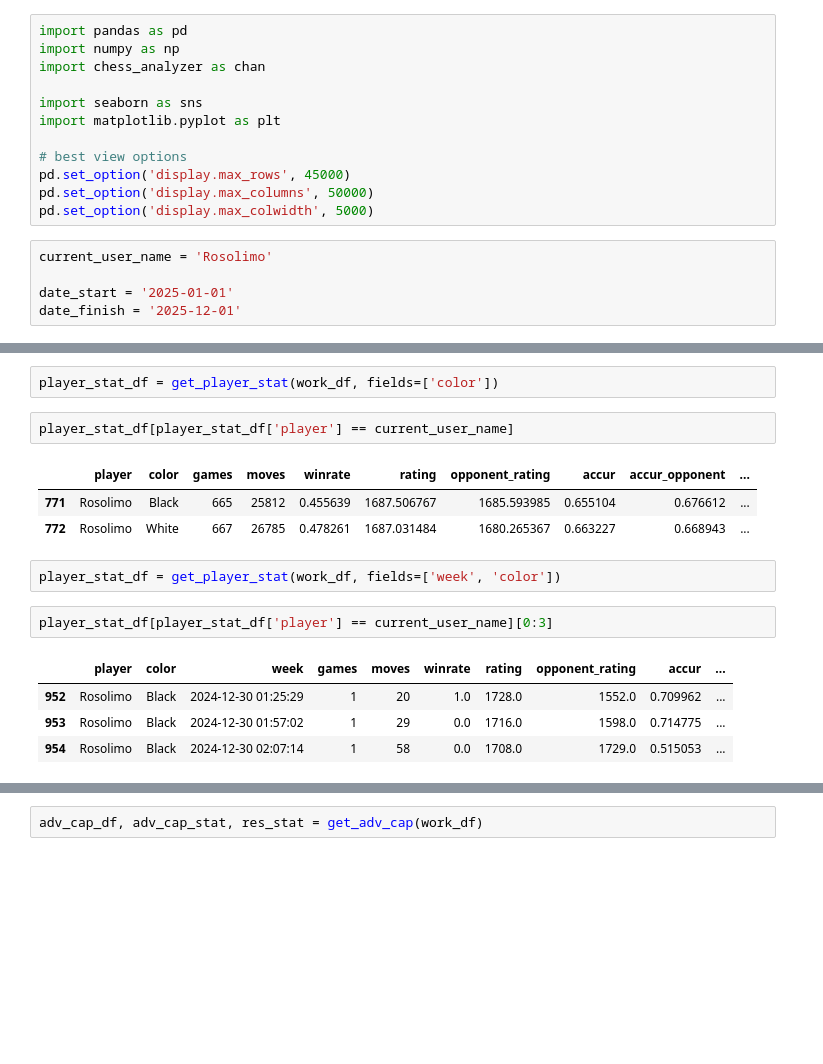
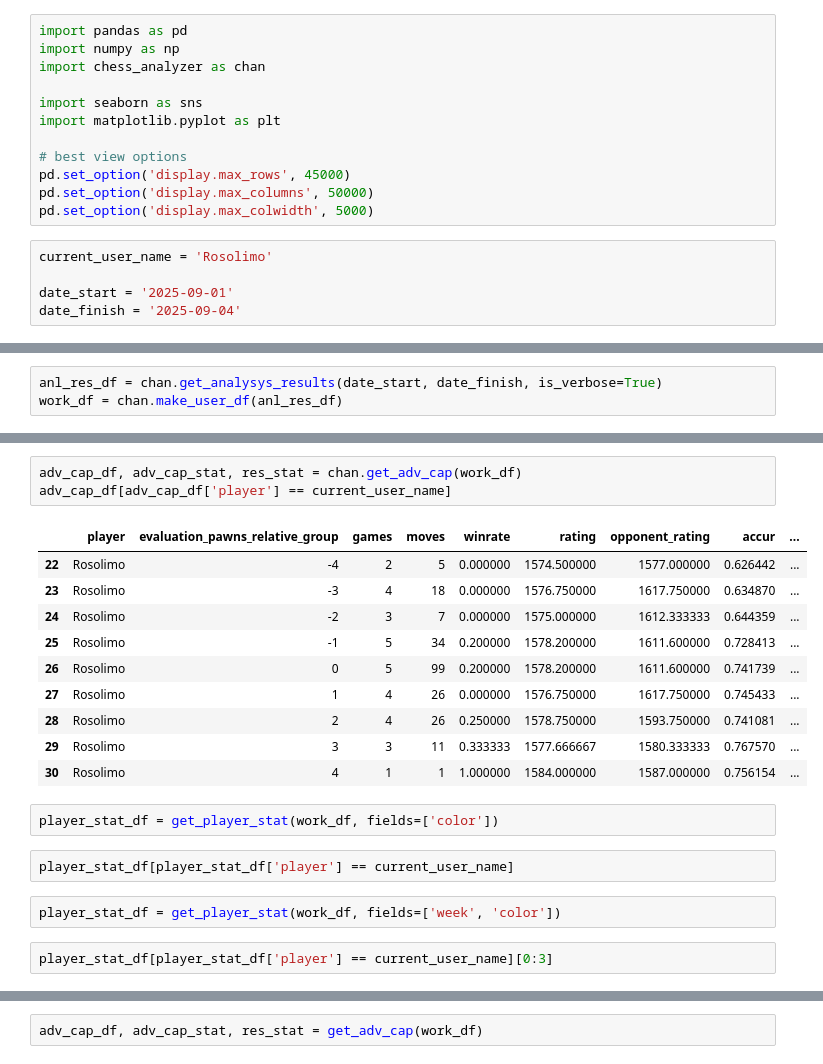
Before and after one commit to rosolimo212/chess_evaluater, a Jupyter notebook: tests.ipynb, the cells around one changed output, grey strips where cells are left out. Cells and saved outputs as stored; diff of their text form; blank space fills up the shorter version.

```diff
--- a/tests.ipynb
+++ b/tests.ipynb
@@ -13,5 +13,5 @@ pd.set_option('display.max_colwidth', 5000)
 # %%
 current_user_name = 'Rosolimo'
 
-date_start = '2025-01-01'
-date_finish = '2025-12-01'
+date_start = '2025-09-01'
+date_finish = '2025-09-04'
@@ -24,0 +153,3 @@ work_df['evaluation_pawns_relative_group']
+# %%
+anl_res_df = chan.get_analysys_results(date_start, date_finish, is_verbose=True)
+work_df = chan.make_user_df(anl_res_df)
@@ -39,20 +195,25 @@ df[df['game_id'] == 140721976858][0:3][['time_control', 'time_class', 'rules']]
+# %%
+adv_cap_df, adv_cap_stat, res_stat = chan.get_adv_cap(work_df)
+adv_cap_df[adv_cap_df['player'] == current_user_name]
+# %% [output]
+|  | player | evaluation_pawns_relative_group | games | moves | winrate | rating | opponent_rating | accur | ... |
+| 22 | Rosolimo | -4 | 2 | 5 | 0.000000 | 1574.500000 | 1577.000000 | 0.626442 | ... |
+| 23 | Rosolimo | -3 | 4 | 18 | 0.000000 | 1576.750000 | 1617.750000 | 0.634870 | ... |
+| 24 | Rosolimo | -2 | 3 | 7 | 0.000000 | 1575.000000 | 1612.333333 | 0.644359 | ... |
+| 25 | Rosolimo | -1 | 5 | 34 | 0.200000 | 1578.200000 | 1611.600000 | 0.728413 | ... |
+| 26 | Rosolimo | 0 | 5 | 99 | 0.200000 | 1578.200000 | 1611.600000 | 0.741739 | ... |
+| 27 | Rosolimo | 1 | 4 | 26 | 0.000000 | 1576.750000 | 1617.750000 | 0.745433 | ... |
+| 28 | Rosolimo | 2 | 4 | 26 | 0.250000 | 1578.750000 | 1593.750000 | 0.741081 | ... |
+| 29 | Rosolimo | 3 | 3 | 11 | 0.333333 | 1577.666667 | 1580.333333 | 0.767570 | ... |
+| 30 | Rosolimo | 4 | 1 | 1 | 1.000000 | 1584.000000 | 1587.000000 | 0.756154 | ... |
 # %%
 player_stat_df = get_player_stat(work_df, fields=['color'])
 # %%
 player_stat_df[player_stat_df['player'] == current_user_name]
-# %% [output]
-|  | player | color | games | moves | winrate | rating | opponent_rating | accur | accur_opponent | ... |
-| 771 | Rosolimo | Black | 665 | 25812 | 0.455639 | 1687.506767 | 1685.593985 | 0.655104 | 0.676612 | ... |
-| 772 | Rosolimo | White | 667 | 26785 | 0.478261 | 1687.031484 | 1680.265367 | 0.663227 | 0.668943 | ... |
 # %%
 player_stat_df = get_player_stat(work_df, fields=['week', 'color'])
 # %%
 player_stat_df[player_stat_df['player'] == current_user_name][0:3]
-# %% [output]
-|  | player | color | week | games | moves | winrate | rating | opponent_rating | accur | ... |
-| 952 | Rosolimo | Black | 2024-12-30 01:25:29 | 1 | 20 | 1.0 | 1728.0 | 1552.0 | 0.709962 | ... |
-| 953 | Rosolimo | Black | 2024-12-30 01:57:02 | 1 | 29 | 0.0 | 1716.0 | 1598.0 | 0.714775 | ... |
-| 954 | Rosolimo | Black | 2024-12-30 02:07:14 | 1 | 58 | 0.0 | 1708.0 | 1729.0 | 0.515053 | ... |
 # %%
 sns.lineplot(
     data=player_stat_df[player_stat_df['player'] == current_user_name],
```
Also changed, not shown: parts of 28 cells of this notebook, 2 other files.
